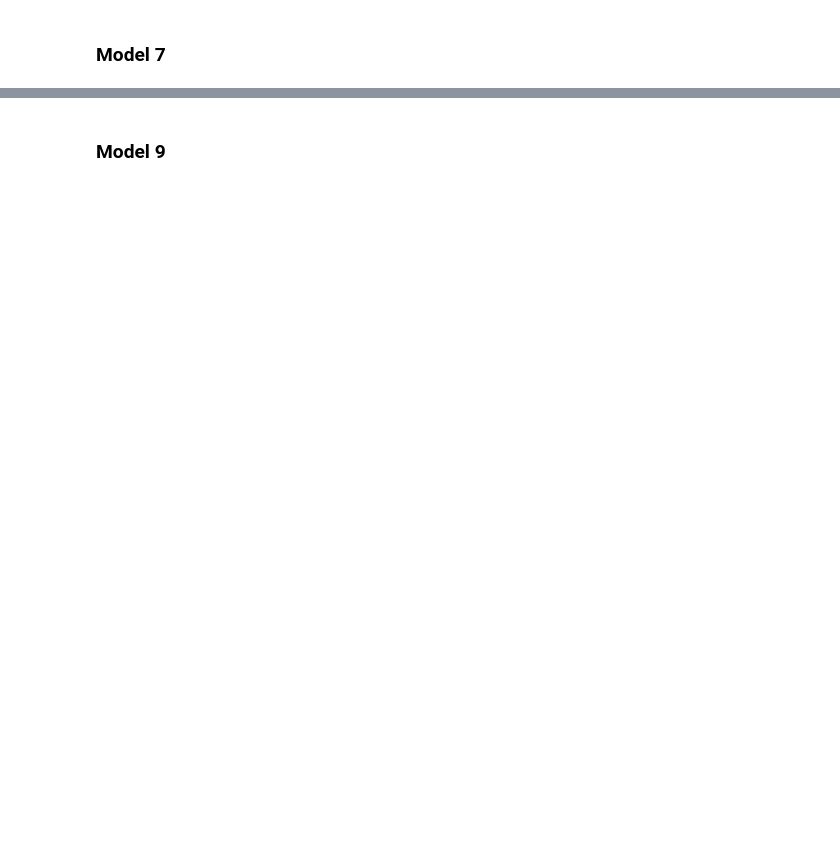
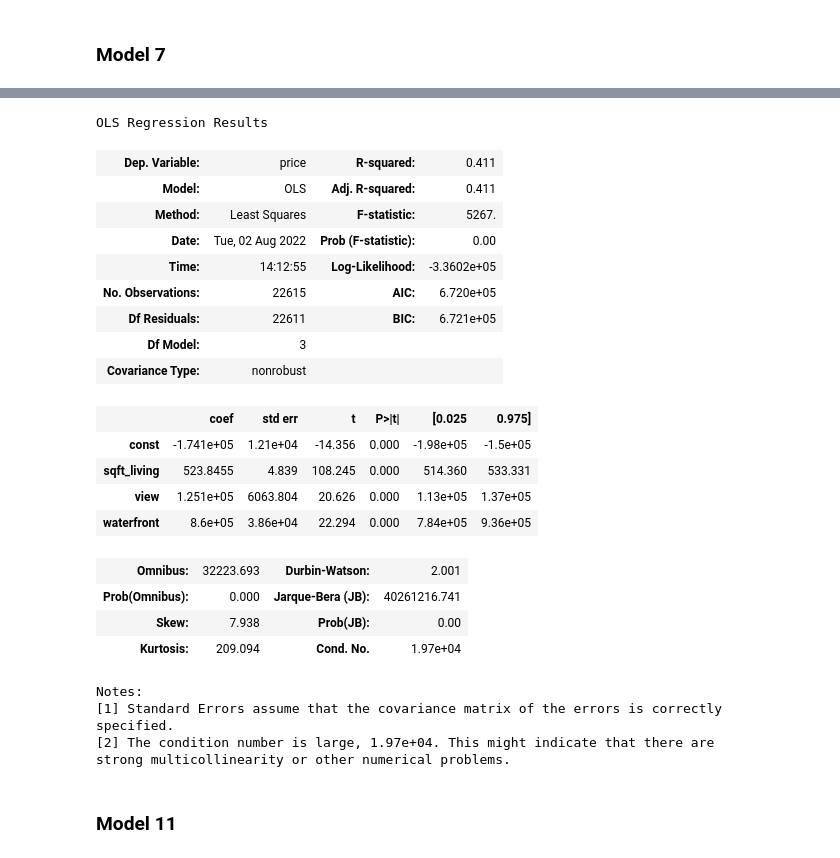
Before and after one commit to alvaromendizabal/dsc-phase-2-project-v2-3, a Jupyter notebook: alvaro_2.ipynb, the cells around one changed output, grey strips where cells are left out. Cells and saved outputs as stored; diff of their text form; code cells hidden in the pictures; blank space fills up the shorter version.

```diff
--- a/alvaro_2.ipynb
+++ b/alvaro_2.ipynb
@@ -709,0 +755,2 @@ Root Mean Squared Error: 514792.772
+# %%
+get_train_test_metrics(y_train, train_preds, y_test, test_preds)
@@ -709,0 +771,10 @@ Root Mean Squared Error: 514792.772
+# %%
+cols = ['sqft_living'] + encoded_grade + encoded_zipcode
+
+y = y_train
+x = X_train.filter(cols, axis=1)
+
+y2 = y_test
+x2 = X_test.filter(cols, axis=1)
+# %%
+X_train_scaled, X_test_scaled, train_preds, test_preds = scale_score(x, y, x2, y2)
@@ -709,0 +784,2 @@ Root Mean Squared Error: 514792.772
+# %%
+get_train_test_metrics(y_train, train_preds, y_test, test_preds)
@@ -766,5 +856,32 @@ Root Mean Squared Error: 463913.439
+# %%
+kcols = sm.OLS(y_train, sm.add_constant(X_train[['sqft_living', 'view', 'waterfront']])).fit()
+kcols.summary()
+# %% [output]
+OLS Regression Results
+| Dep. Variable: | price | R-squared: | 0.411 |
+| Model: | OLS | Adj. R-squared: | 0.411 |
+| Method: | Least Squares | F-statistic: | 5267. |
+| Date: | Tue, 02 Aug 2022 | Prob (F-statistic): | 0.00 |
+| Time: | 14:12:55 | Log-Likelihood: | -3.3602e+05 |
+| No. Observations: | 22615 | AIC: | 6.720e+05 |
+| Df Residuals: | 22611 | BIC: | 6.721e+05 |
+| Df Model: | 3 |  |  |
+| Covariance Type: | nonrobust |  |  |
+|  | coef | std err | t | P>|t| | [0.025 | 0.975] |
+| const | -1.741e+05 | 1.21e+04 | -14.356 | 0.000 | -1.98e+05 | -1.5e+05 |
+| sqft_living | 523.8455 | 4.839 | 108.245 | 0.000 | 514.360 | 533.331 |
+| view | 1.251e+05 | 6063.804 | 20.626 | 0.000 | 1.13e+05 | 1.37e+05 |
+| waterfront | 8.6e+05 | 3.86e+04 | 22.294 | 0.000 | 7.84e+05 | 9.36e+05 |
+| Omnibus: | 32223.693 | Durbin-Watson: | 2.001 |
+| Prob(Omnibus): | 0.000 | Jarque-Bera (JB): | 40261216.741 |
+| Skew: | 7.938 | Prob(JB): | 0.00 |
+| Kurtosis: | 209.094 | Cond. No. | 1.97e+04 |
+Notes:
+[1] Standard Errors assume that the covariance matrix of the errors is correctly specified.
+[2] The condition number is large, 1.97e+04. This might indicate that there are
+strong multicollinearity or other numerical problems.
 # %% [markdown]
-### Model 9
+### Model 11
 # %%
 cols = ['bathrooms', 'bedrooms', 'floors', 'sqft_living', 'yr_built'] + encoded_zipcode + encoded_grade + encoded_view + encoded_waterfront
 
```
Also changed, not shown: parts of 52 cells of this notebook, 2 other files.
